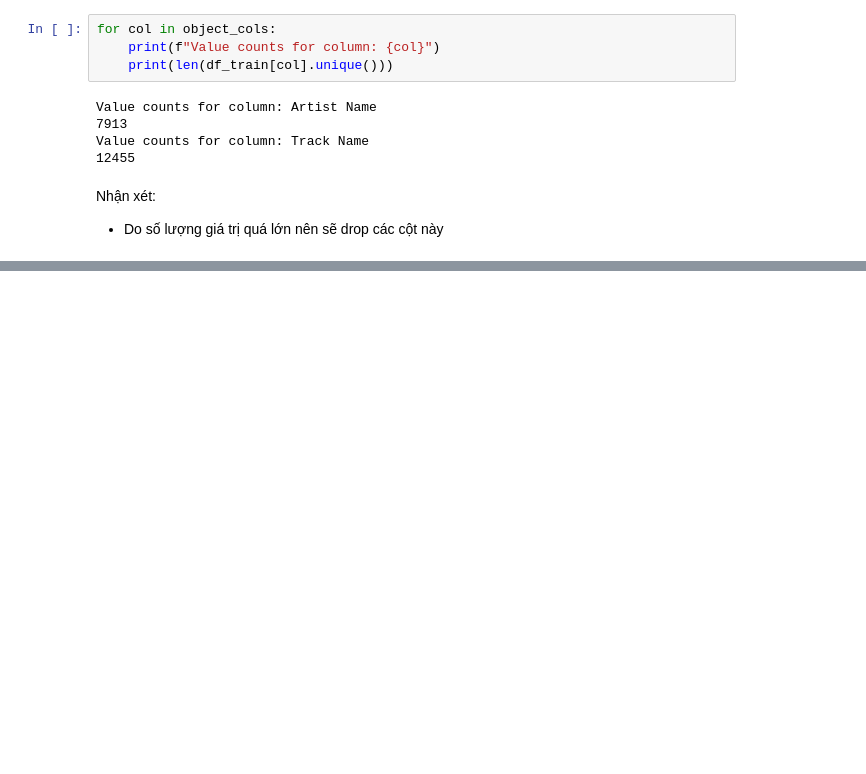
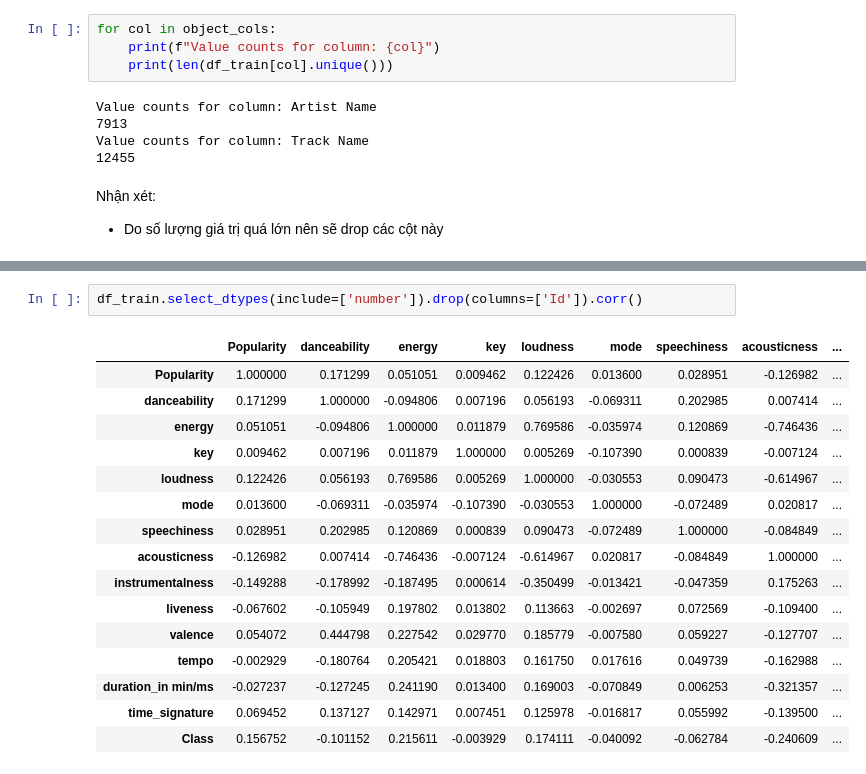
Before and after one commit to minhhailtv6a1/Project_Group_MachineLearning_2025-2026, a Jupyter notebook: Challenge_3_Music_Genre/process/test_28112025/eda/eda01.ipynb, the cells around one changed output, grey strips where cells are left out. Saved outputs shown, nothing was run; the diff lists cells and outputs as text; blank space fills up the shorter version.

```diff
--- a/Challenge_3_Music_Genre/process/test_28112025/eda/eda01.ipynb
+++ b/Challenge_3_Music_Genre/process/test_28112025/eda/eda01.ipynb
@@ -304,0 +371,19 @@ Nhận xét:
+# %%
+df_train.select_dtypes(include=['number']).drop(columns=['Id']).corr()
+# %% [output]
+|  | Popularity | danceability | energy | key | loudness | mode | speechiness | acousticness | ... |
+| Popularity | 1.000000 | 0.171299 | 0.051051 | 0.009462 | 0.122426 | 0.013600 | 0.028951 | -0.126982 | ... |
+| danceability | 0.171299 | 1.000000 | -0.094806 | 0.007196 | 0.056193 | -0.069311 | 0.202985 | 0.007414 | ... |
+| energy | 0.051051 | -0.094806 | 1.000000 | 0.011879 | 0.769586 | -0.035974 | 0.120869 | -0.746436 | ... |
+| key | 0.009462 | 0.007196 | 0.011879 | 1.000000 | 0.005269 | -0.107390 | 0.000839 | -0.007124 | ... |
+| loudness | 0.122426 | 0.056193 | 0.769586 | 0.005269 | 1.000000 | -0.030553 | 0.090473 | -0.614967 | ... |
+| mode | 0.013600 | -0.069311 | -0.035974 | -0.107390 | -0.030553 | 1.000000 | -0.072489 | 0.020817 | ... |
+| speechiness | 0.028951 | 0.202985 | 0.120869 | 0.000839 | 0.090473 | -0.072489 | 1.000000 | -0.084849 | ... |
+| acousticness | -0.126982 | 0.007414 | -0.746436 | -0.007124 | -0.614967 | 0.020817 | -0.084849 | 1.000000 | ... |
+| instrumentalness | -0.149288 | -0.178992 | -0.187495 | 0.000614 | -0.350499 | -0.013421 | -0.047359 | 0.175263 | ... |
+| liveness | -0.067602 | -0.105949 | 0.197802 | 0.013802 | 0.113663 | -0.002697 | 0.072569 | -0.109400 | ... |
+| valence | 0.054072 | 0.444798 | 0.227542 | 0.029770 | 0.185779 | -0.007580 | 0.059227 | -0.127707 | ... |
+| tempo | -0.002929 | -0.180764 | 0.205421 | 0.018803 | 0.161750 | 0.017616 | 0.049739 | -0.162988 | ... |
+| duration_in min/ms | -0.027237 | -0.127245 | 0.241190 | 0.013400 | 0.169003 | -0.070849 | 0.006253 | -0.321357 | ... |
+| time_signature | 0.069452 | 0.137127 | 0.142971 | 0.007451 | 0.125978 | -0.016817 | 0.055992 | -0.139500 | ... |
+| Class | 0.156752 | -0.101152 | 0.215611 | -0.003929 | 0.174111 | -0.040092 | -0.062784 | -0.240609 | ... |
```
Also changed, not shown: parts of 7 cells of this notebook.
